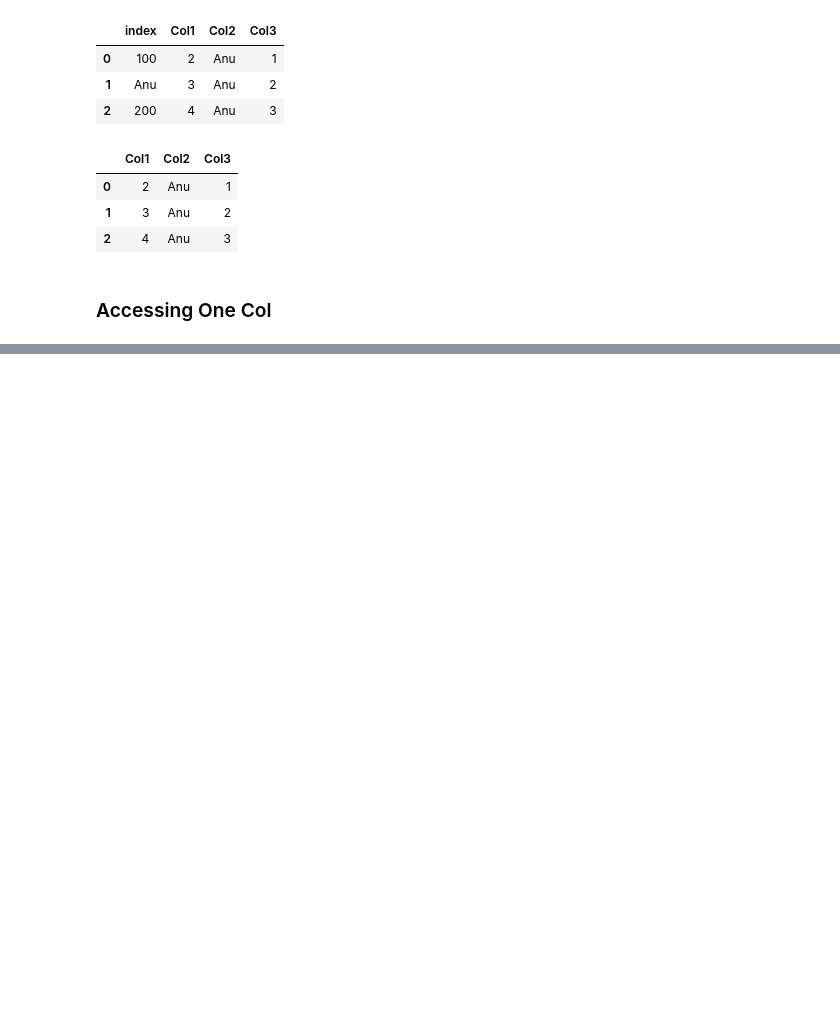
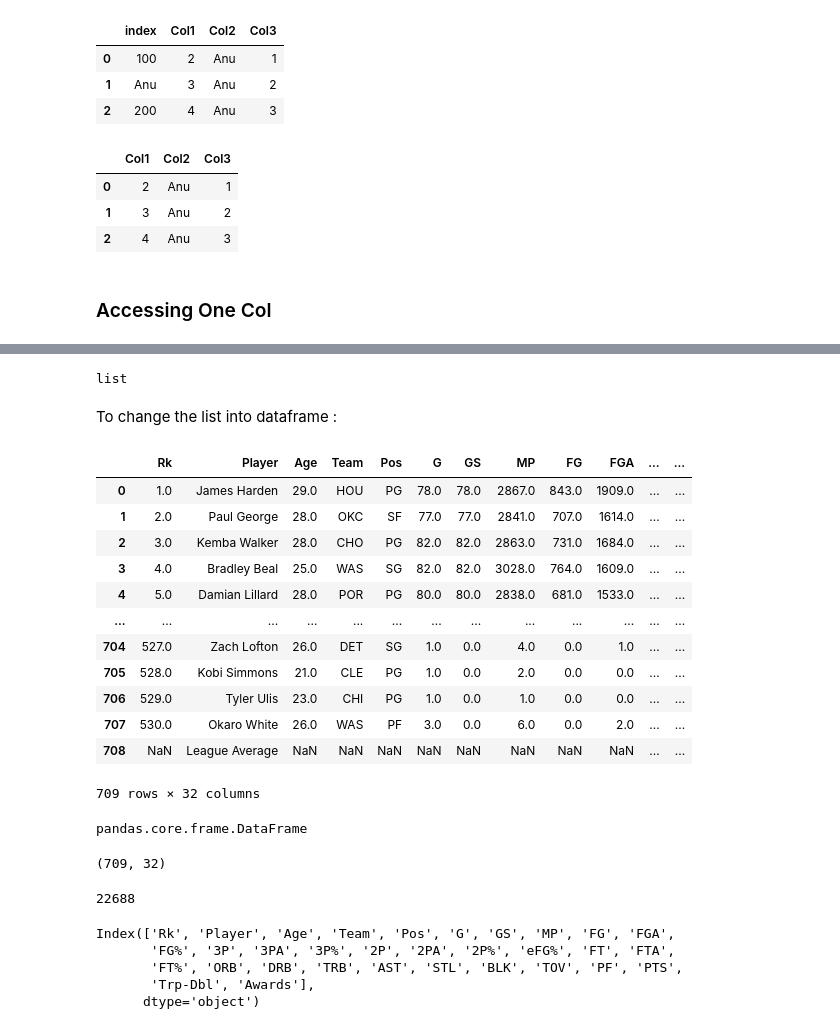
Before and after one commit to prA-G/DailyPythonNotes, a Jupyter notebook: 18_Pandas.ipynb, the cells around one changed output, grey strips where cells are left out. Drawn from its saved outputs; the diff is of its cells as text; code cells hidden in the pictures; blank space fills up the shorter version.

Commit message:
Reading Files from GitHub/ Drive link/ HTML/ URL/ JSON.

```diff
--- a/18_Pandas.ipynb
+++ b/18_Pandas.ipynb
@@ -592,0 +856,2 @@ d.reset_index(drop=True)
+# %%
+url_list = pd.read_html("https://www.basketball-reference.com/leagues/NBA_2019_totals.html")
@@ -592,0 +878,43 @@ d.reset_index(drop=True)
+# %%
+type(url_list)
+# %% [output]
+list
+# %% [markdown]
+To change the list into dataframe :
+# %%
+df4 = url_list[0]
+df4
+# %% [output]
+|  | Rk | Player | Age | Team | Pos | G | GS | MP | FG | FGA | ... | ... |
+| 0 | 1.0 | James Harden | 29.0 | HOU | PG | 78.0 | 78.0 | 2867.0 | 843.0 | 1909.0 | ... | ... |
+| 1 | 2.0 | Paul George | 28.0 | OKC | SF | 77.0 | 77.0 | 2841.0 | 707.0 | 1614.0 | ... | ... |
+| 2 | 3.0 | Kemba Walker | 28.0 | CHO | PG | 82.0 | 82.0 | 2863.0 | 731.0 | 1684.0 | ... | ... |
+| 3 | 4.0 | Bradley Beal | 25.0 | WAS | SG | 82.0 | 82.0 | 3028.0 | 764.0 | 1609.0 | ... | ... |
+| 4 | 5.0 | Damian Lillard | 28.0 | POR | PG | 80.0 | 80.0 | 2838.0 | 681.0 | 1533.0 | ... | ... |
+| ... | ... | ... | ... | ... | ... | ... | ... | ... | ... | ... | ... | ... |
+| 704 | 527.0 | Zach Lofton | 26.0 | DET | SG | 1.0 | 0.0 | 4.0 | 0.0 | 1.0 | ... | ... |
+| 705 | 528.0 | Kobi Simmons | 21.0 | CLE | PG | 1.0 | 0.0 | 2.0 | 0.0 | 0.0 | ... | ... |
+| 706 | 529.0 | Tyler Ulis | 23.0 | CHI | PG | 1.0 | 0.0 | 1.0 | 0.0 | 0.0 | ... | ... |
+| 707 | 530.0 | Okaro White | 26.0 | WAS | PF | 3.0 | 0.0 | 6.0 | 0.0 | 2.0 | ... | ... |
+| 708 | NaN | League Average | NaN | NaN | NaN | NaN | NaN | NaN | NaN | NaN | ... | ... |
+709 rows × 32 columns
+# %%
+type(df4)
+# %% [output]
+pandas.core.frame.DataFrame
+# %%
+df4.shape
+# %% [output]
+(709, 32)
+# %%
+df4.size
+# %% [output]
+22688
+# %%
+df4.columns
+# %% [output]
+Index(['Rk', 'Player', 'Age', 'Team', 'Pos', 'G', 'GS', 'MP', 'FG', 'FGA',
+       'FG%', '3P', '3PA', '3P%', '2P', '2PA', '2P%', 'eFG%', 'FT', 'FTA',
+       'FT%', 'ORB', 'DRB', 'TRB', 'AST', 'STL', 'BLK', 'TOV', 'PF', 'PTS',
+       'Trp-Dbl', 'Awards'],
+      dtype='object')
```
Also changed, not shown: parts of 36 cells of this notebook, 1 other file.
